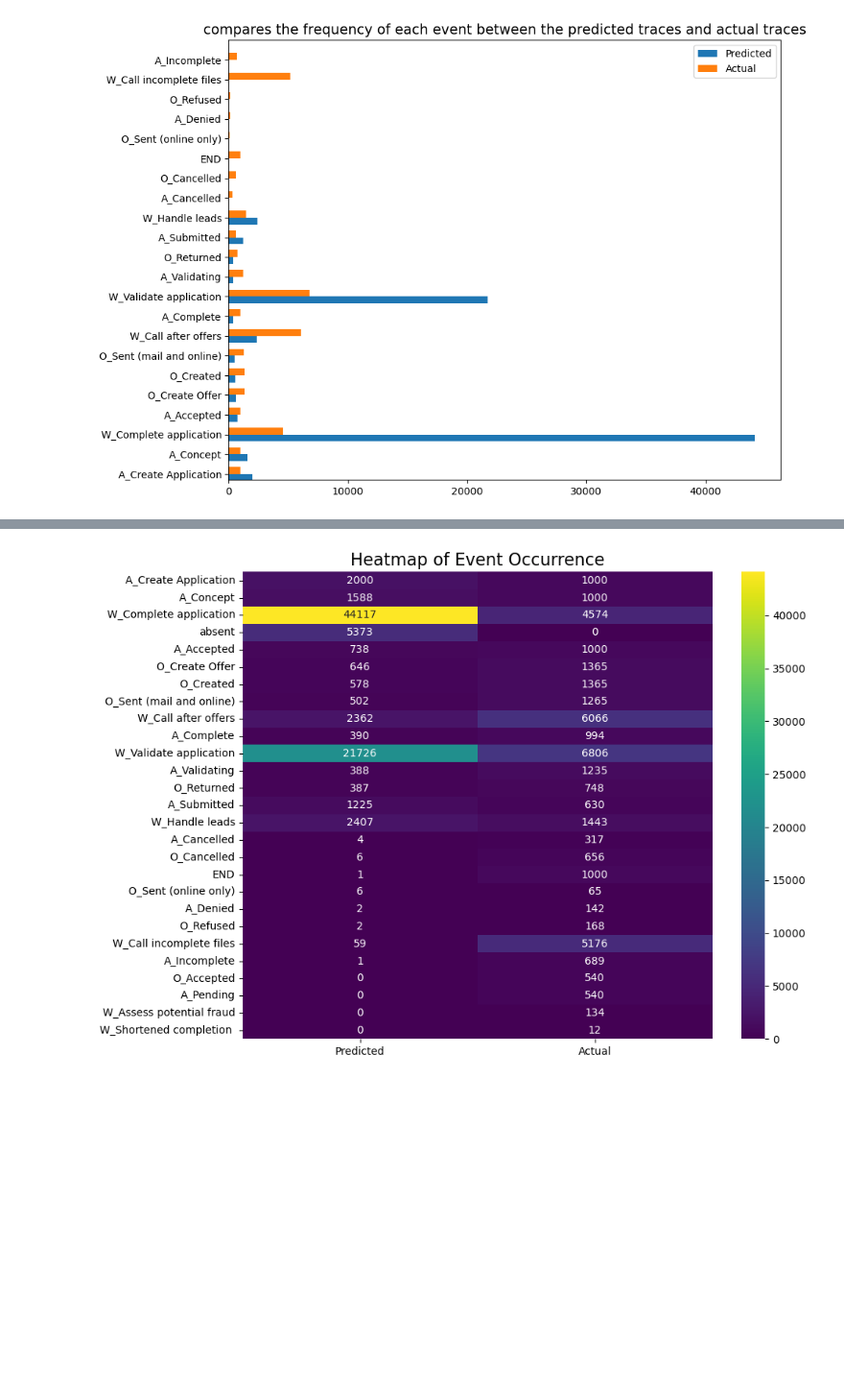
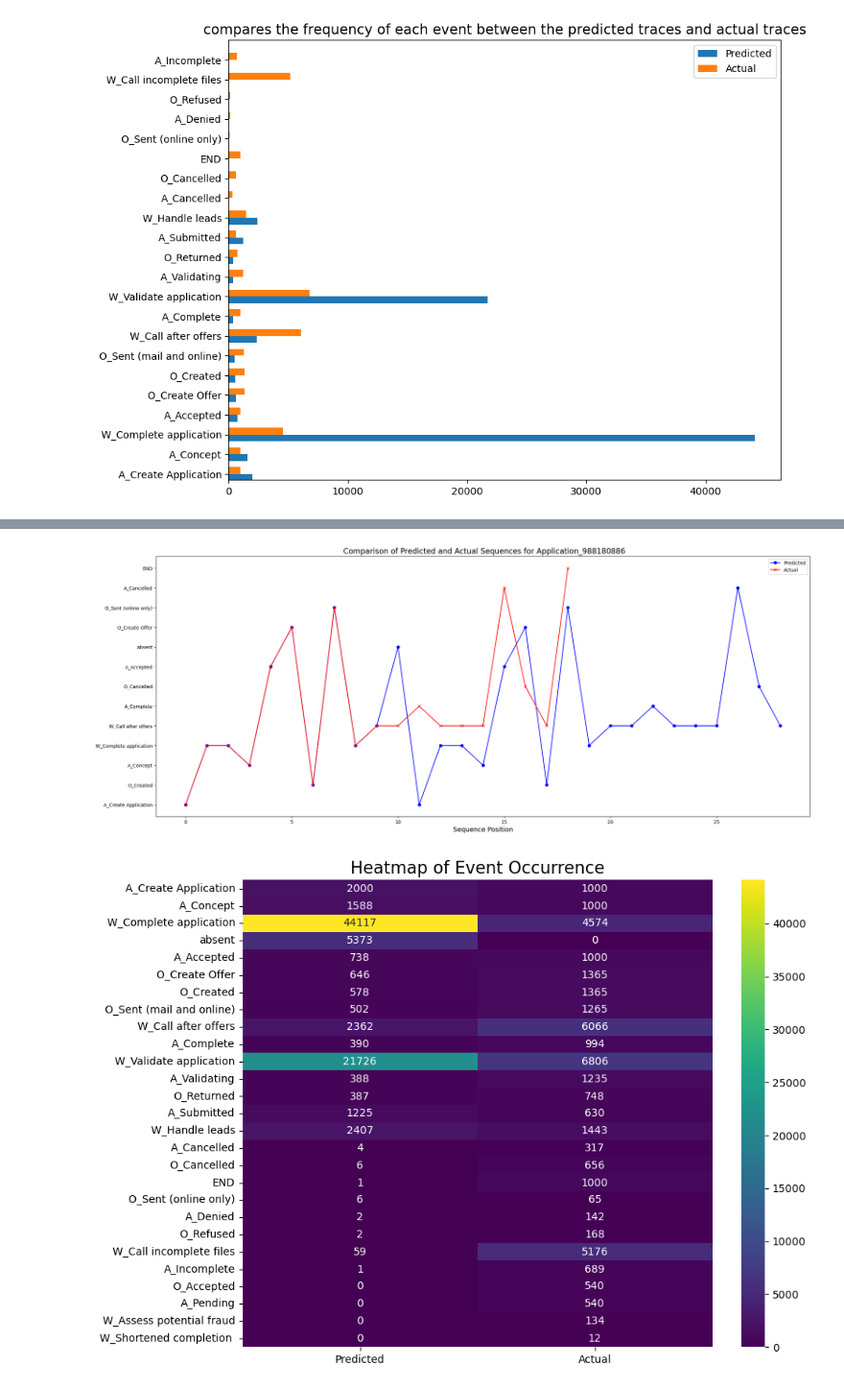
Before and after one commit to AlexRaudvee/Process_Mining_1, a Jupyter notebook: Sprint_3/vis_trace.ipynb, the cells around one changed output, grey strips where cells are left out. Shown at 96% size. Drawn from its saved outputs; the diff is of its cells as text; code cells hidden in the pictures; blank space fills up the shorter version.

```diff
--- a/Sprint_3/vis_trace.ipynb
+++ b/Sprint_3/vis_trace.ipynb
@@ -79,9 +79,10 @@ def jaccard_similarity(set1, set2):
     union = len(set1.union(set2))
     return intersection / union if union != 0 else 0
 # %%
-# Initialize lists to hold the metrics for each trace pair
+# Initialize lists to hold the metrics for each trace pair, Initialize a dictionary to hold the Edit Distances and case identifiers
 edit_distances = []
 jaccard_similarities = []
+case_edit_distances = {}
 
 # Loop through each row and calculate metrics
 for _, row in df.iterrows():
@@ -91,7 +92,8 @@ for _, row in df.iterrows():
     # Calculate the edit distance for this pair of traces
     distance = editdistance.eval(predicted_events, actual_events)
     edit_distances.append(distance)
-
+    # Add the distance with the case identifier to the dictionary
+    case_edit_distances[row['case:concept:name']] = distance
     # Calculate the Jaccard similarity for this pair of traces
     similarity = jaccard_similarity(set(predicted_events), set(actual_events))
     jaccard_similarities.append(similarity)
@@ -99,6 +101,11 @@ for _, row in df.iterrows():
 # Calculate the mean of the edit distances and Jaccard similarities
 mean_edit_distance = np.mean(edit_distances)
 mean_jaccard_similarity = np.mean(jaccard_similarities)
+
+# Find the case with the minimum Edit Distance
+min_distance_case = min(case_edit_distances, key=case_edit_distances.get)
+min_distance = case_edit_distances[min_distance_case]
+print(f"Minimum Edit Distance: {min_distance} for case: {min_distance_case}")
 
 # Print the list of edit distances for each pair of traces
 print("List of Edit Distances for each pair of traces:")
@@ -283,3 +291,37 @@ plt.show()
+# %%
+# Find the corresponding row for the case with the minimum Edit Distance
+min_distance_row = df[df['case:concept:name'] == min_distance_case].iloc[0]
+
+# Extract events for the minimum Edit Distance case
+min_predicted_events = extract_events(min_distance_row['predicted_traces'])
+min_actual_events = extract_events(min_distance_row['trace'])
+
+# Now you can generate a comparison plot for the selected case
+fig, ax = plt.subplots(figsize=(25, 10))
+
+# Defining a simple mapping from event names to integers
+event_set = set(min_predicted_events + min_actual_events)
+event_map = {event: i for i, event in enumerate(event_set)}
+
+# Mapping events to integers for plotting
+mapped_min_pred_seq = [event_map[event] for event in min_predicted_events]
+mapped_min_act_seq = [event_map[event] for event in min_actual_events]
+
+# Plotting both predicted and actual sequences for the case with minimum Edit Distance
+ax.plot(mapped_min_pred_seq, marker='o',
+        label='Predicted', linestyle='-', color='blue')
+ax.plot(mapped_min_act_seq, marker='x',
+        label='Actual', linestyle='-', color='red')
+
+ax.set_yticks(np.arange(len(event_set)))
+ax.set_yticklabels(event_map.keys())
+ax.legend()
+
+plt.xlabel('Sequence Position', fontsize=14)
+plt.title(f' Comparison of Predicted and Actual Sequences for {min_distance_case}', fontsize=16)
+plt.show()
+# %% [output]
+[figure, added]
 # %%
 # Flatten the list of events for all sequences
 all_pred_events = [event for sublist in df['predicted_events']
```
Also changed, not shown: parts of 2 cells of this notebook.
